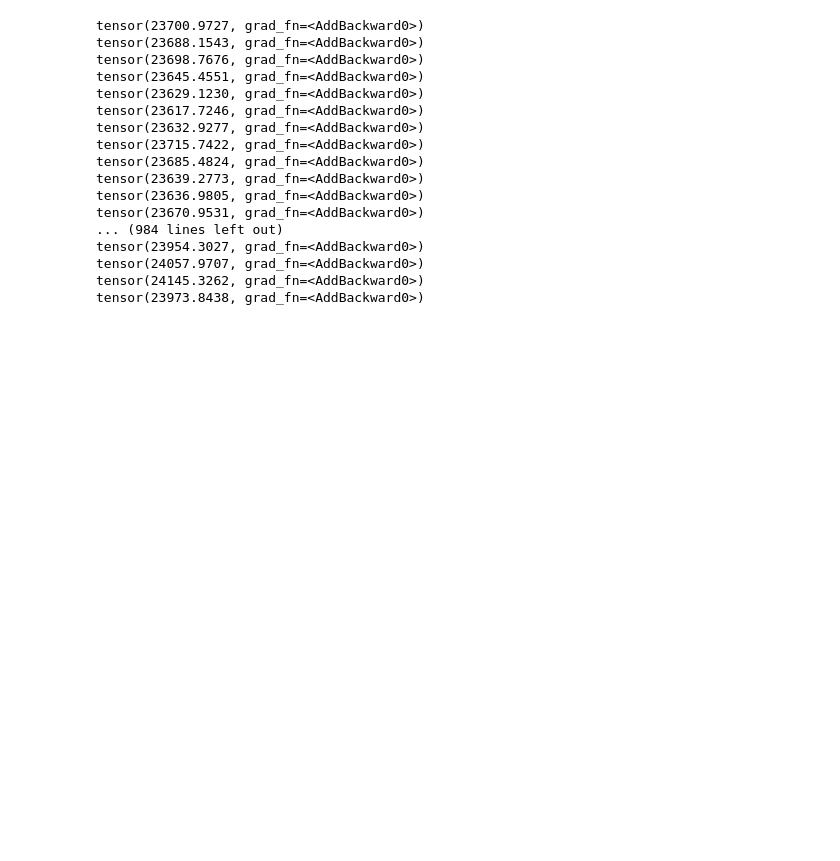
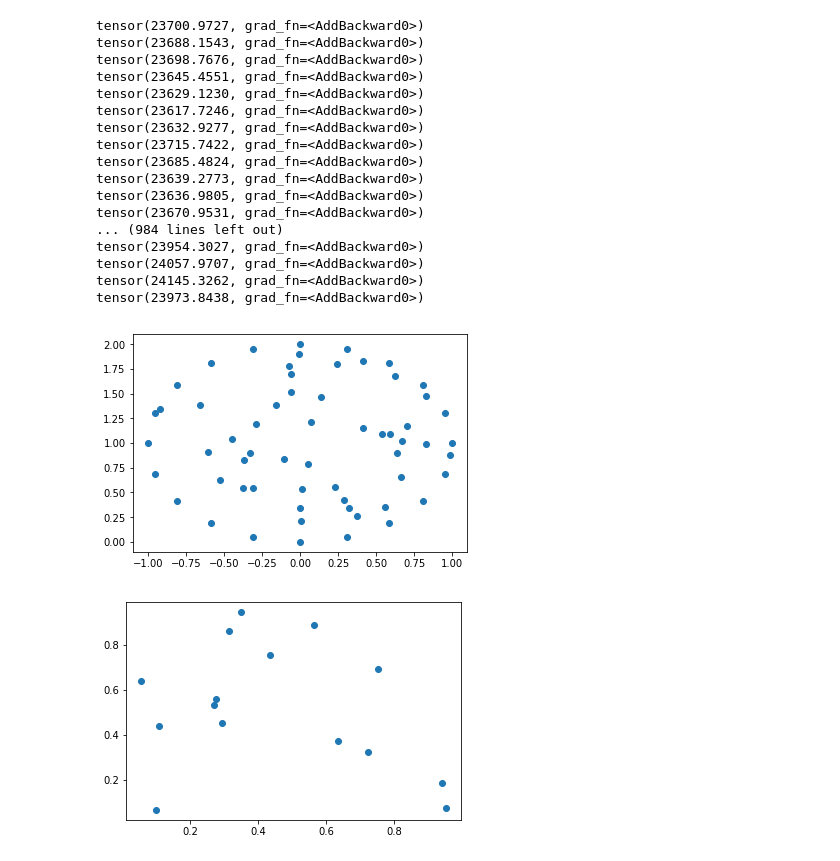
Before and after one commit to kefir8888/ml_project, a Jupyter notebook: project_ml2.ipynb, the cells around one changed output. Saved outputs shown, nothing was run; the diff lists cells and outputs as text; code cells hidden in the pictures; blank space fills up the shorter version.

Commit message:
Added random mesh and circle generation

```diff
--- a/project_ml2.ipynb
+++ b/project_ml2.ipynb
@@ -398,3 +397,57 @@ tensor(23954.3027, grad_fn=<AddBackward0>)
 tensor(24057.9707, grad_fn=<AddBackward0>)
 tensor(24145.3262, grad_fn=<AddBackward0>)
 tensor(23973.8438, grad_fn=<AddBackward0>)
+# %%
+def plot_mesh (mesh):
+    plt.plot (mesh [:, 0], mesh [:, 1], 'o')
+    plt.show()
+
+def generate_circle (x, y, r, num, num_interior=0):
+    circle = np.zeros ((num + num_interior, 2), np.float64)
+
+    for i in range (num):
+        angle = math.pi * 2 / num * i
+
+        circle [i, 0] = x + r * math.cos (angle)
+        circle [i, 1] = y + r * math.sin (angle)
+
+    for i in range (num_interior):
+        px = 0
+        py = 0
+
+        while (True):
+            px = np.random.rand (1)
+            py = np.random.rand (1)
+
+            if ((px - 0.5)**2 + (py - 0.5)**2 < 0.25):
+                break
+
+        px = x + px * 2 * r - r
+        py = y + py * 2 * r - r
+
+        circle [num + i, 0] = px
+        circle [num + i, 1] = py
+
+    return circle
+
+def generate_random_mesh (num):
+    mesh = np.random.rand (num, 2)
+
+    return mesh
+
+circle = generate_circle (0, 1, 1, 20, num_interior=40)
+plot_mesh (circle)
+
+rand_mesh = generate_random_mesh (15)
+plot_mesh (rand_mesh)
+
+#Немного о том, почему функция генерации кружочка именно такая.
+#В ней отдельно задается количество внешних точек и отдельно количество внутренних.
+#Это нужно, чтобы после генерации рандомного меша получить количество граничных точек
+#в нем и создать кружочек с таким же количеством граничных точек. Это будет означать,
+#что количество граничных ребер в множествах тоже совпадает. Насколько я понимаю, это
+#необходимо, потому что если рандомный меш состоит из четырех точек - треугольника и
+#одной внутренней, то приближать его, начиная с квадрата, было бы странно.
+# %% [output]
+[figure, added]
+[figure, added]
```
Also changed, not shown: parts of 1 cell of this notebook.
